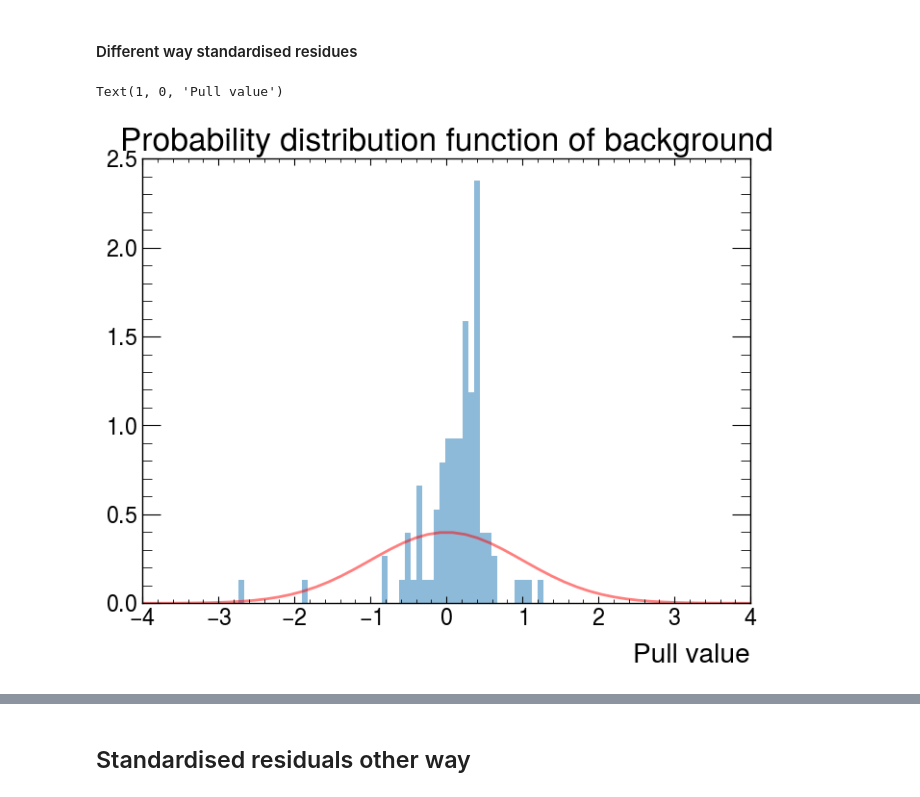
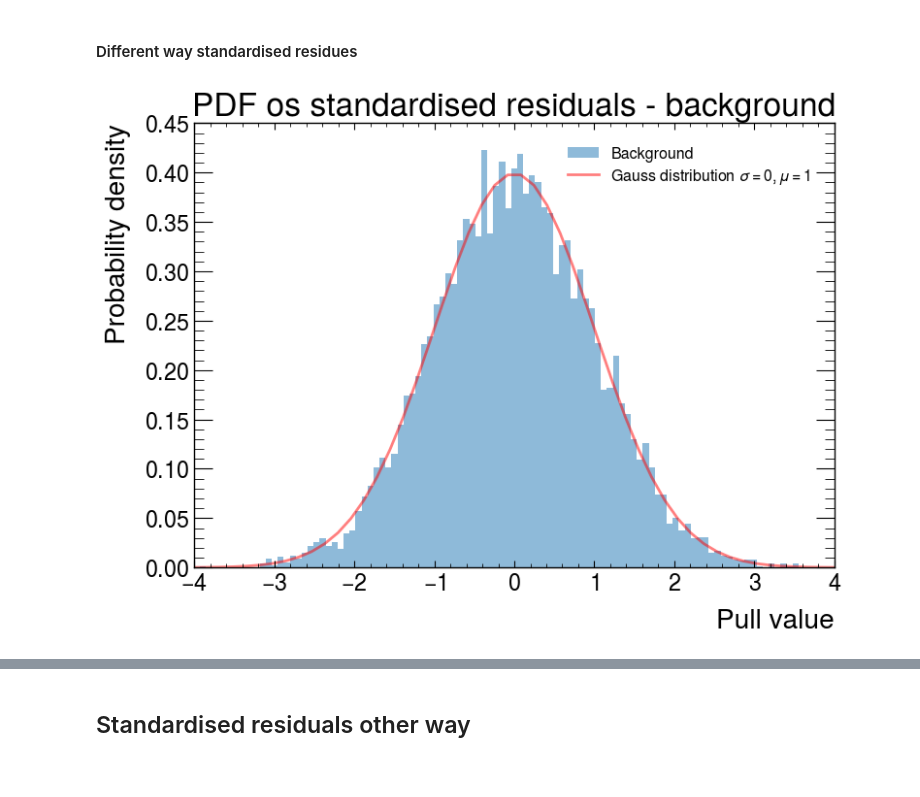
Before and after one commit to draczew23/TFractionFitter_job, a Jupyter notebook: err_anal.ipynb, the cells around one changed output, grey strips where cells are left out. Drawn from its saved outputs; the diff is of its cells as text; code cells hidden in the pictures.

```diff
--- a/err_anal.ipynb
+++ b/err_anal.ipynb
@@ -11,6 +12,6 @@ plt.style.use(hep.style.ATLAS)  # or ATLAS/LHCb2
 # %% [markdown]
 ## Column values
 # %%
-data = pd.read_csv("output_new.txt", sep=';')
+data = pd.read_csv("output/big_stat_10k_experiments_100_bins/output_10k_full_stat_1E5_data_100bin.txt", sep=';')
 data
 # %% [output]
@@ -44,3 +45,5 @@ data.describe()
+# %%
+Nbins = 100
 # %%
 bkg = np.array(data['BKG PROBABILITY'])
 bkg_mean = bkg.mean()
@@ -223,19 +225,22 @@ plt.show()
 # %%
 from scipy import stats
 
 f= stats.zscore(bkg)
 weights = np.ones_like(sig_pulls) / len(bkg)
-plt.hist(f, bins=100, density=True, alpha=0.5)
+plt.hist(f, bins=Nbins, density=True, alpha=0.5, label='Background')
 plt.xlim([-4, 4])
 xmin, xmax = plt.xlim()
 x = np.linspace(xmin, xmax, 50)
 gauss = norm.pdf(x, 0, 1)
 plt.plot(x, gauss, label=r'Gauss distribution $\sigma = 0, \mu = 1$', linestyle='-', color='red', alpha=0.5,)
-plt.title("Probability distribution function of background")
+plt.title("PDF os standardised residuals - background")
 plt.xlabel("Pull value")
+plt.ylabel("Probability density")
+plt.legend(fontsize="11.5", loc ="upper right")
+plt.tight_layout()
+plt.savefig("bkg_pull.pdf")
 # %% [output]
-Text(1, 0, 'Pull value')
-[figure, old version]
+[figure, new version]
 # %%
 sig_zscore = stats.zscore(sig)
 weights = np.ones_like(sig) / len(sig)
```
Also changed, not shown: parts of 25 cells of this notebook, 2 other files.
